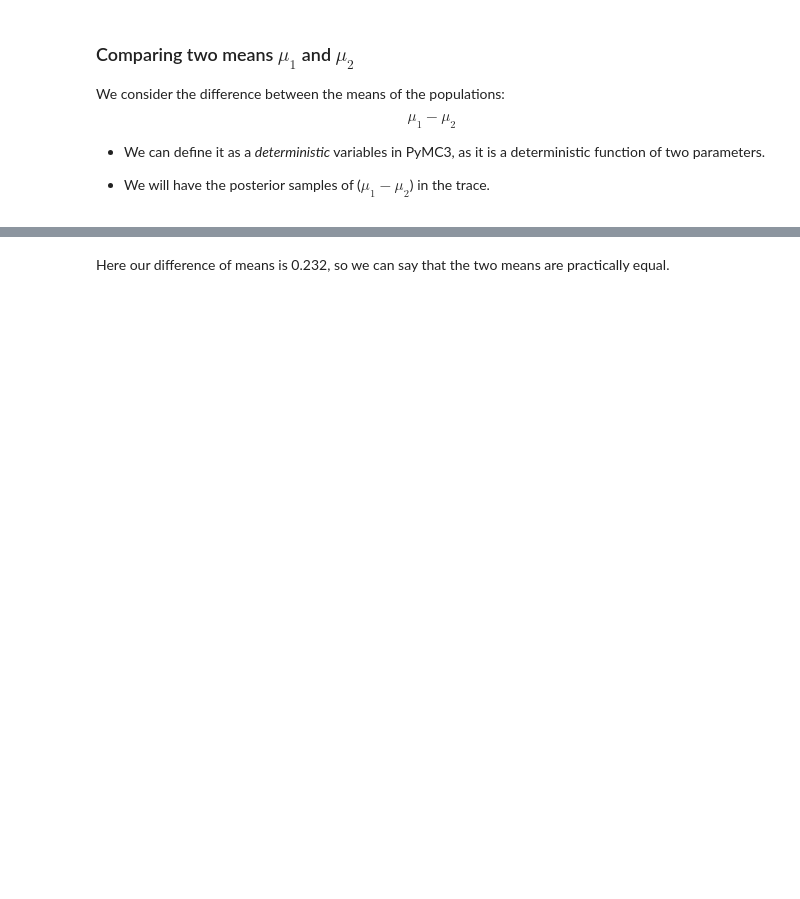
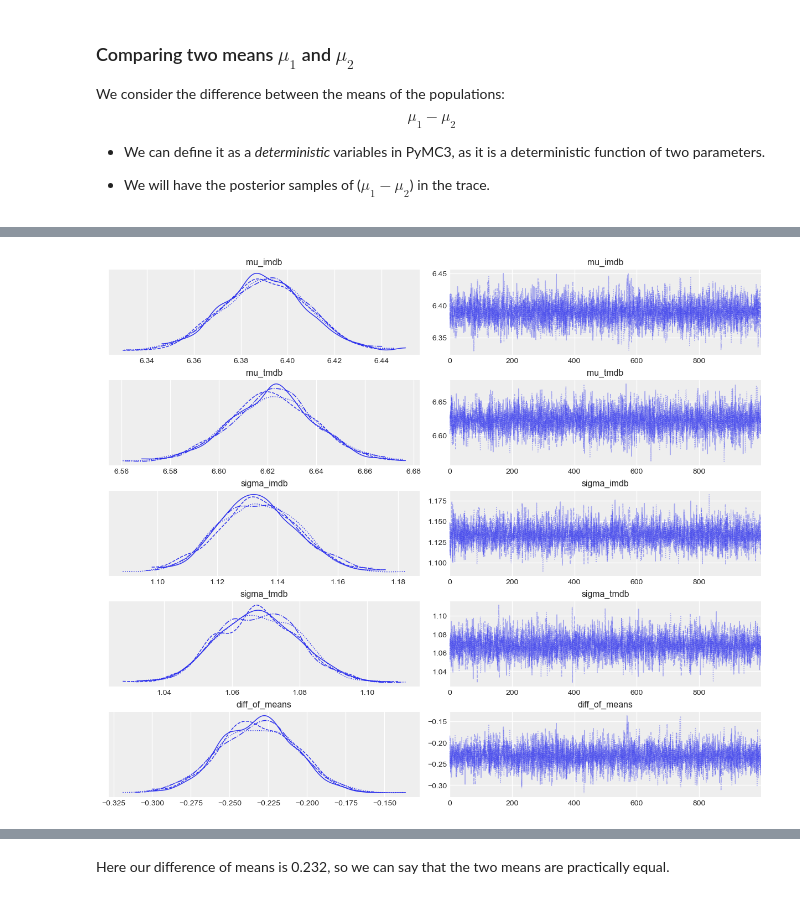
Before and after one commit to FabioLddo/netflix_popular_movies_probabilistic_programming, a Jupyter notebook: project_netflix_analysis.ipynb, the cells around one changed output, grey strips where cells are left out. Cells and saved outputs as stored; diff of their text form; code cells hidden in the pictures; blank space fills up the shorter version.

```diff
--- a/project_netflix_analysis.ipynb
+++ b/project_netflix_analysis.ipynb
@@ -109,8 +109,8 @@ netflix.head()
 | 3 | Monty Python and the Holy Grail | MOVIE | 1975 | PG | 91 | ['fantasy', 'action', 'comedy'] | ['GB'] | NaN | ... |
 | 4 | The Dirty Dozen | MOVIE | 1967 | NaN | 150 | ['war', 'action'] | ['GB', 'US'] | NaN | ... |
 # %%
-netflix['is_drama'] = netflix['genres'].apply(lambda x: 'drama' in x)
-netflix['is_action'] = netflix['genres'].apply(lambda x: 'action' in x)
-netflix['is_comedy'] = netflix['genres'].apply(lambda x: 'comedy' in x)
+# netflix['is_drama'] = netflix['genres'].apply(lambda x: 'drama' in x)
+# netflix['is_action'] = netflix['genres'].apply(lambda x: 'action' in x)
+# netflix['is_comedy'] = netflix['genres'].apply(lambda x: 'comedy' in x)
 
-netflix.head()
+# netflix.head()
@@ -286,0 +290,3 @@ ValueError: Observed Bound distributions are not supported. If you want to model
+# %%
+with score_model_1:
+    score_model_1_trace = pm.sample(return_inferencedata=True)
@@ -287 +300,6 @@ ValueError: Observed Bound distributions are not supported. If you want to model
+# %%
+#sampling was good. The posterior of sigma is very similar for both groups, while there are differences in  the posterior mean of the two groups.
+az.plot_trace(score_model_1_trace);
+# %% [output]
+[figure, added]
 # %%
```
Also changed, not shown: parts of 63 cells of this notebook.
